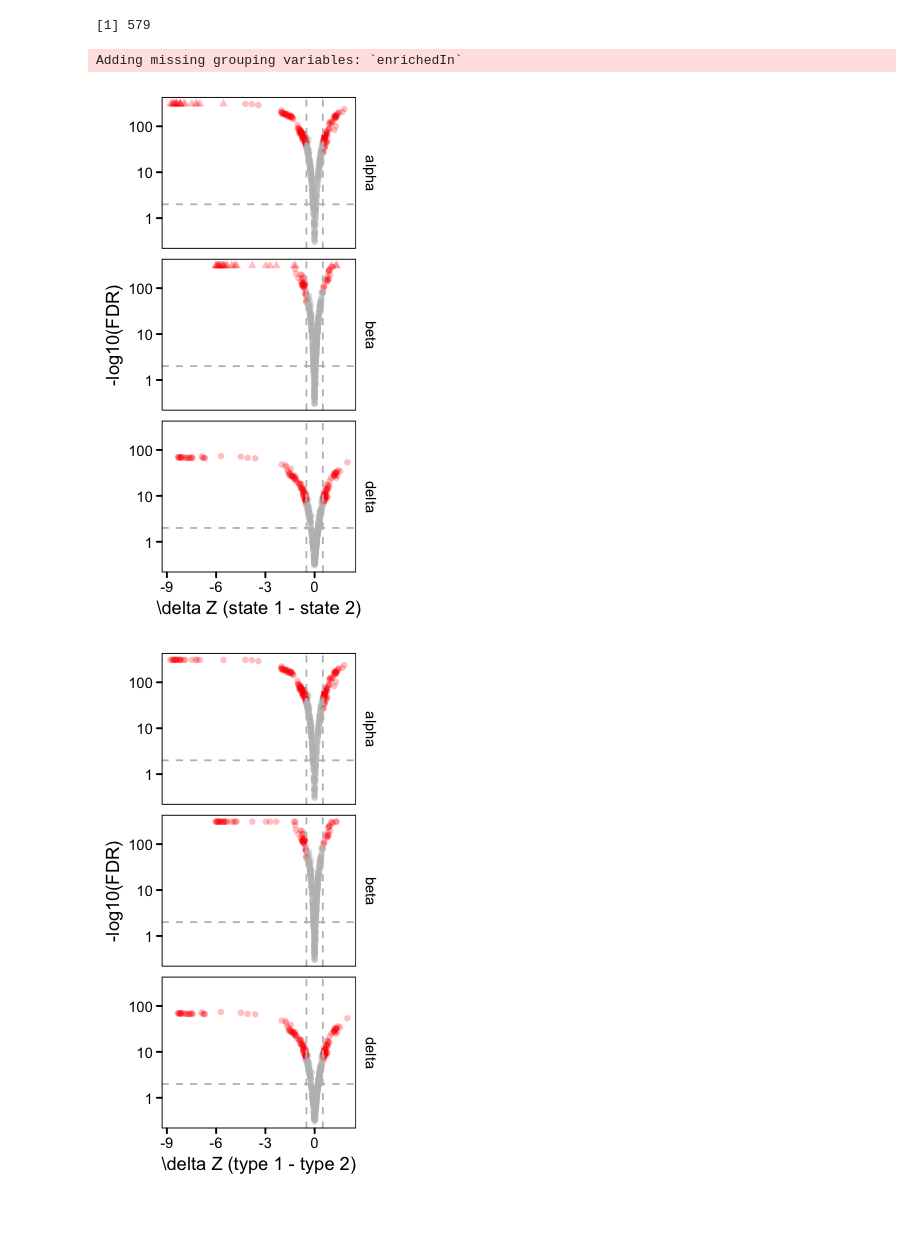
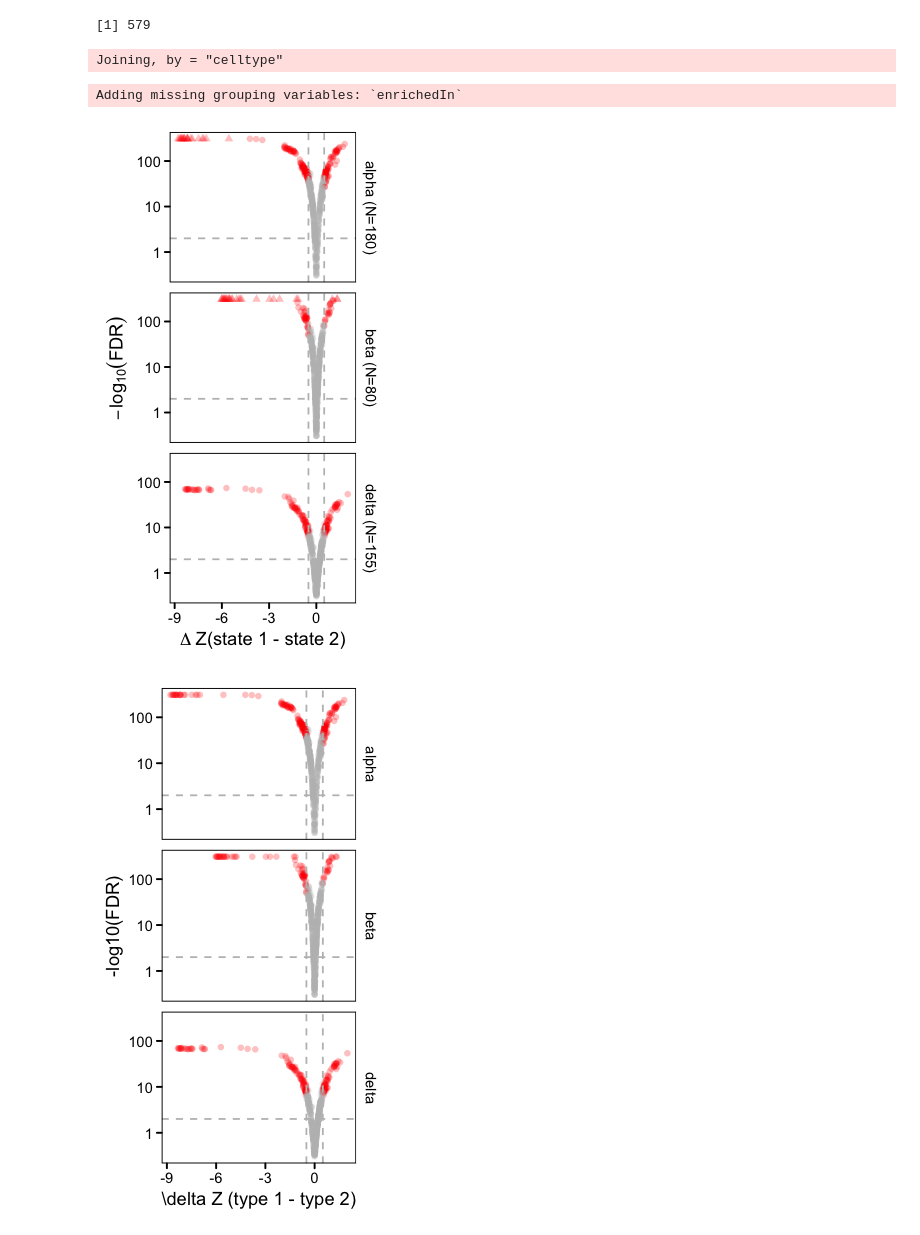
Before and after one commit to biomystery/islet_figs_motifs, a Jupyter notebook: figcode/plots.ipynb, the cells around one changed output. Drawn from its saved outputs; the diff is of its cells as text; code cells hidden in the pictures.

Commit message:
added sub vs sub motif volcano - correct labl

```diff
--- a/figcode/plots.ipynb
+++ b/figcode/plots.ipynb
@@ -360,27 +360,34 @@ A grouped_df: 1 × 14
 | <chr> | <chr> | <chr> | <chr> | <dbl> | <dbl> | <chr> | <chr> | <dbl> | <dbl> | <dbl> | ... |
 | NEUROD1 | MA1109.1 | alpha_1 | alpha_2 | 0.1334647 | -1.673909 | alpha | alpha_1 | 9.501045e-240 | 2.200442e-238 | 1.807373 | ... |
 [1] 579
+# %%
+ttest.res.pd <- ttest.res.pd %>% left_join(ttest.res.pd %>% ungroup %>% group_by(celltype) %>%
+    summarise(N = sum(selected))) %>% mutate(celltype.label = paste0(celltype, " (N=",
+    N, ")"))
+# %% [output]
+Joining, by = "celltype"
 # %%
 options(repr.plot.width = 2.5, repr.plot.height = 4.5)
 
 
 plt.volcano.ttest <- ggplot(ttest.res.pd, aes(delta, -log10(FDR))) + geom_point(aes(color = selected),
     shape = ifelse(ttest.res.pd$FDR.bak < ttest.res.pd$min.FDR, 17, 16), alpha = 0.25) +
     theme_pubr() + geom_hline(yintercept = 2, linetype = 2, color = "grey") + geom_vline(xintercept = c(-0.5,
     0.5), linetype = 2, color = "grey") + scale_y_log10() + scale_color_manual(values = c("grey",
-    "red")) + theme(legend.position = "none") + facet_grid(celltype ~ .) + xlab("\\delta Z (state 1 - state 2)")
+    "red")) + theme(legend.position = "none") + facet_grid(celltype.label ~ .) +
+    xlab(Delta ~ "Z(state 1 - state 2)") + ylab(expression(-log[10](FDR)))
 
 print(plt.volcano.ttest)
 
 ggsave(paste0("../figures/Fig2/subfigs/fig2_sub_vs_sub.volcation.motif_selection.pdf"),
     width = 2.5, height = 4.5, units = "in", useDingbats = F)
 system(paste0("open ../figures/Fig2/subfigs/fig2_sub_vs_sub.volcation.motif_selection.pdf"))
-fwrite(plt.volcano.ttest$data %>% select(celltype, motif, delta, selected, FDR),
-    "../figures/Fig2/subfigs/fig2_sub_vs_sub.volcation.motif_selection.csv")
+fwrite(plt.volcano.ttest$data %>% select(celltype.label, motif, delta, selected,
+    FDR), "../figures/Fig2/subfigs/fig2_sub_vs_sub.volcation.motif_selection.csv")
 system("open ../figures/Fig2/subfigs/fig2_sub_vs_sub.volcation.motif_selection.csv")
 # %% [output]
 Adding missing grouping variables: `enrichedIn`
-[figure, old version]
+[figure, new version]
 # %%
 options(repr.plot.width = 2.5, repr.plot.height = 4.5)
 
```
Also changed, not shown: 2 other files.
